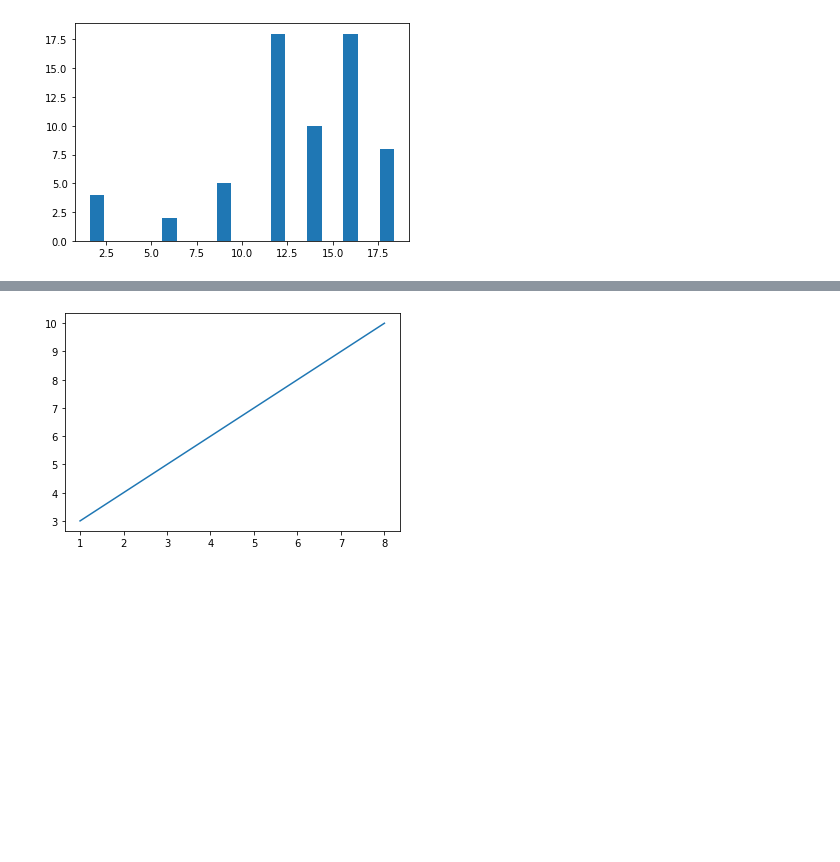
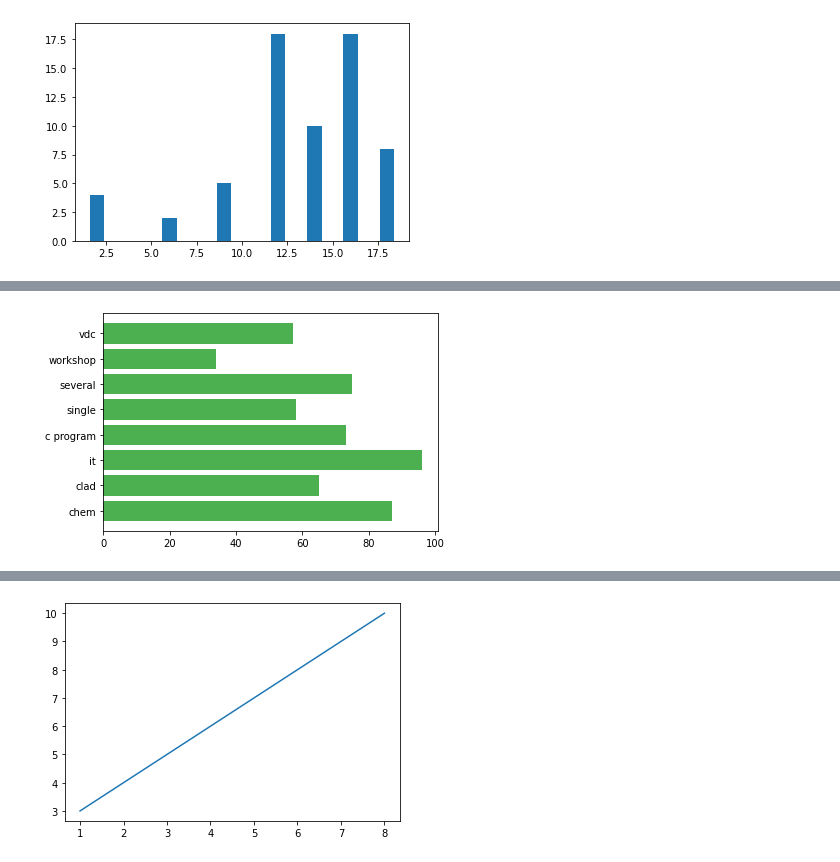
Before and after one commit to ssirapar/python-programs, a Jupyter notebook: matplotib_345.ipynb, the cells around one changed output, grey strips where cells are left out. Saved outputs shown, nothing was run; the diff lists cells and outputs as text; code cells hidden in the pictures; blank space fills up the shorter version.

```diff
--- a/matplotib_345.ipynb
+++ b/matplotib_345.ipynb
@@ -16,0 +29,12 @@ plt.bar(x,y)
+# %%
+import matplotlib.pyplot as plt
+import numpy as np
+
+
+x = np.array(['chem','clad','it','c program','single','several','workshop','vdc'])
+y= np.array([87,65,96,73,58,75,34,57])
+
+plt.barh(x, y,color='#4CAF50')  # it gives green colour
+plt.show()
+# %% [output]
+[figure, added]
```
Also changed, not shown: parts of 16 cells of this notebook.
